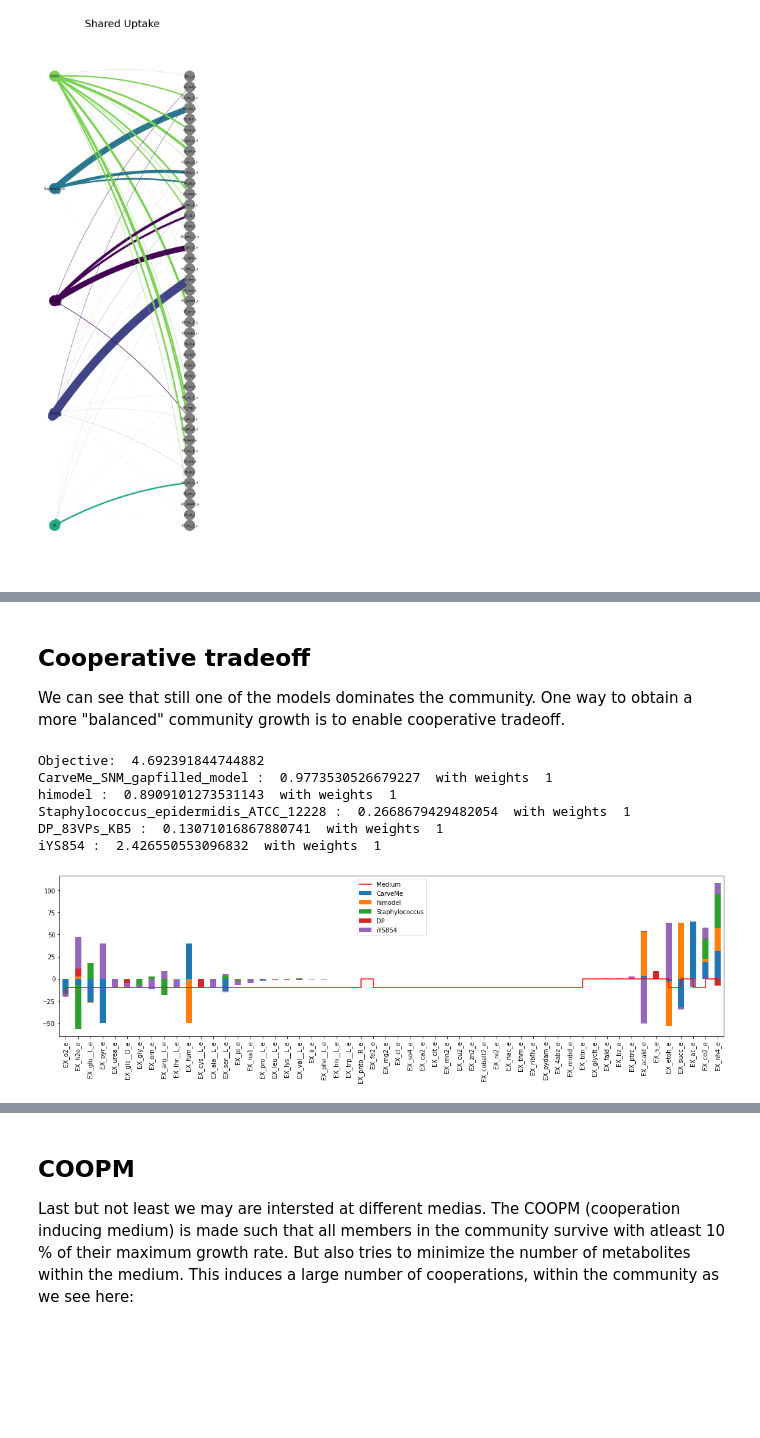
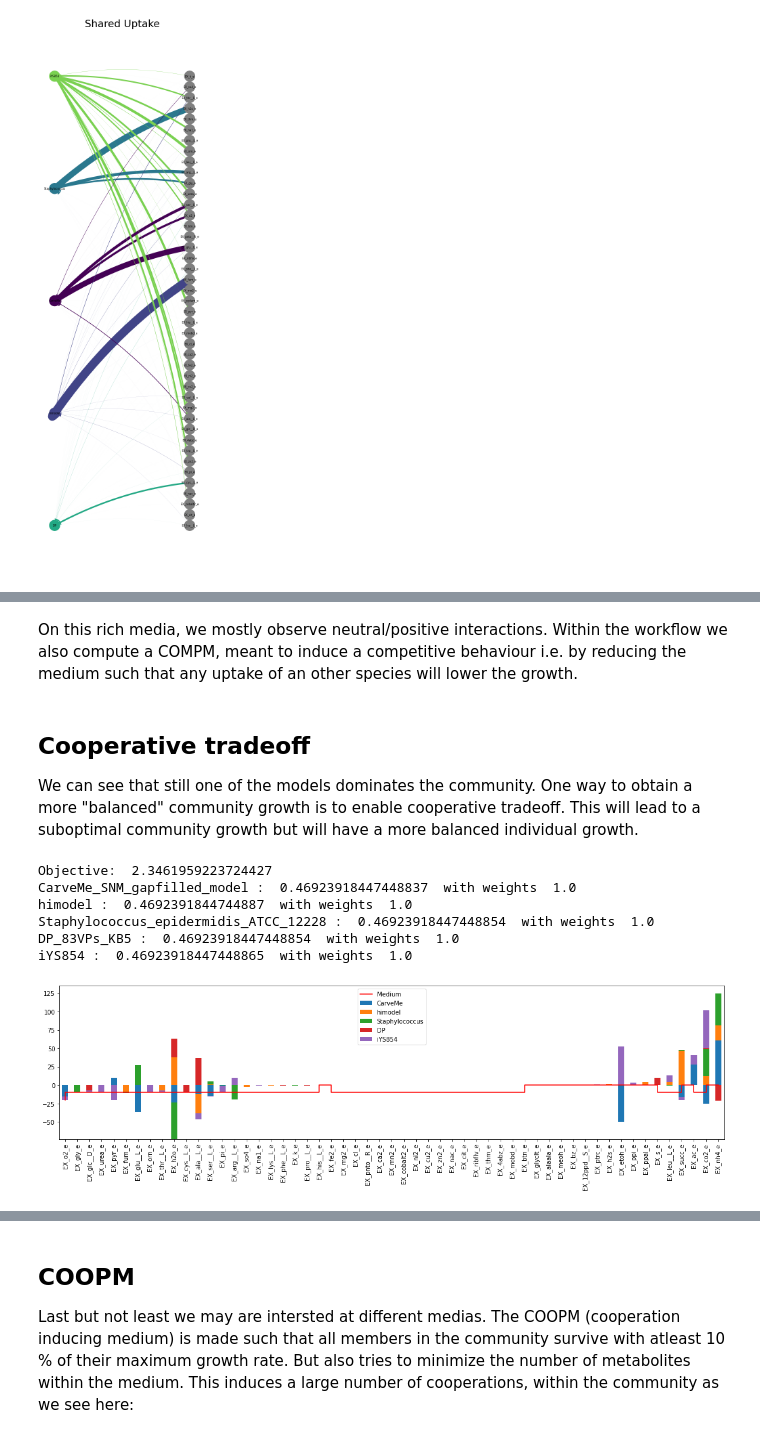
Before and after one commit to manuelgloeckler/ncmw, a Jupyter notebook: docs/community.ipynb, the cells around one changed output, grey strips where cells are left out. Drawn from its saved outputs; the diff is of its cells as text; code cells hidden in the pictures; blank space fills up the shorter version.

```diff
--- a/docs/community.ipynb
+++ b/docs/community.ipynb
@@ -97,15 +105,17 @@ f = plot_community_uptake_graph(model, summary)
+# %% [markdown]
+On this rich media, we mostly observe neutral/positive interactions. Within the workflow we also compute a COMPM, meant to induce a competitive behaviour i.e. by reducing the medium such that any uptake of an other species will lower the growth.
 # %% [markdown]
 ## Cooperative tradeoff
 
-We can see that still one of the models dominates the community. One way to obtain a more "balanced" community growth is to enable cooperative tradeoff.
+We can see that still one of the models dominates the community. One way to obtain a more "balanced" community growth is to enable cooperative tradeoff. This will lead to a suboptimal community growth but will have a more balanced individual growth.
 # %%
-summary = model.summary(cooperative_tradeoff=0.8)
+summary = model.summary(cooperative_tradeoff=0.4)
 f = plot_community_summary(model, summary)
 # %% [output]
-Objective:  4.692391844744882
-CarveMe_SNM_gapfilled_model :  0.9773530526679227  with weights  1
-himodel :  0.8909101273531143  with weights  1
-Staphylococcus_epidermidis_ATCC_12228 :  0.2668679429482054  with weights  1
-DP_83VPs_KB5 :  0.13071016867880741  with weights  1
-iYS854 :  2.426550553096832  with weights  1
+Objective:  2.3461959223724427
+CarveMe_SNM_gapfilled_model :  0.46923918447448837  with weights  1.0
+himodel :  0.4692391844744887  with weights  1.0
+Staphylococcus_epidermidis_ATCC_12228 :  0.46923918447448854  with weights  1.0
+DP_83VPs_KB5 :  0.46923918447448854  with weights  1.0
+iYS854 :  0.46923918447448865  with weights  1.0
-[figure, old version]
+[figure, new version]
```
Also changed, not shown: parts of 18 cells of this notebook, 5 other files.
